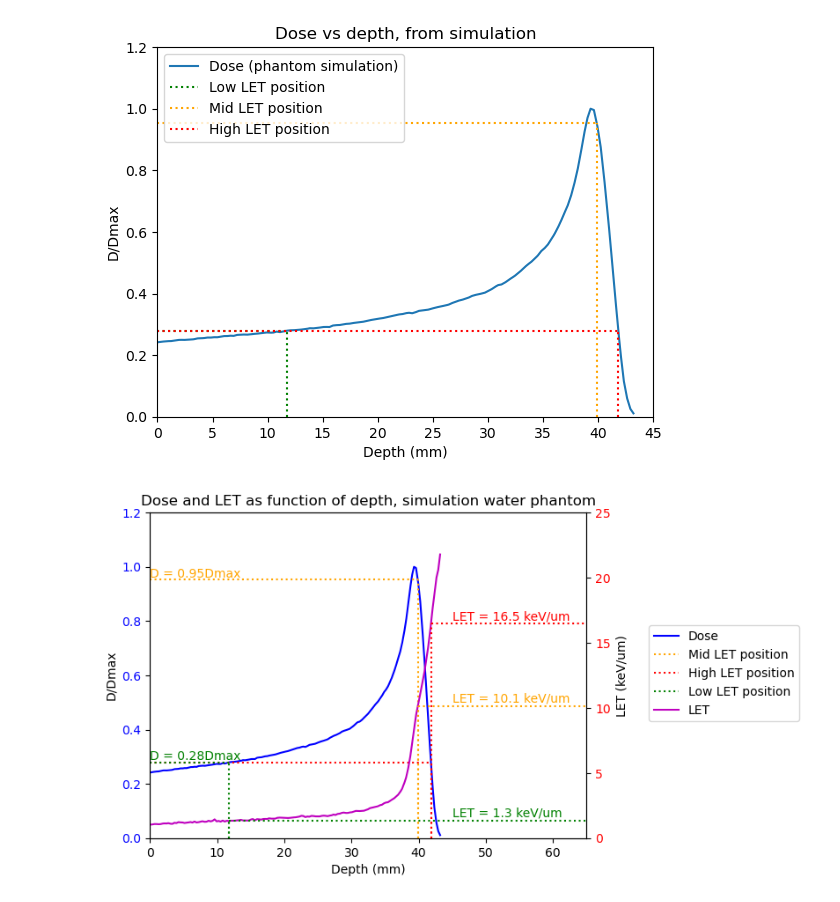
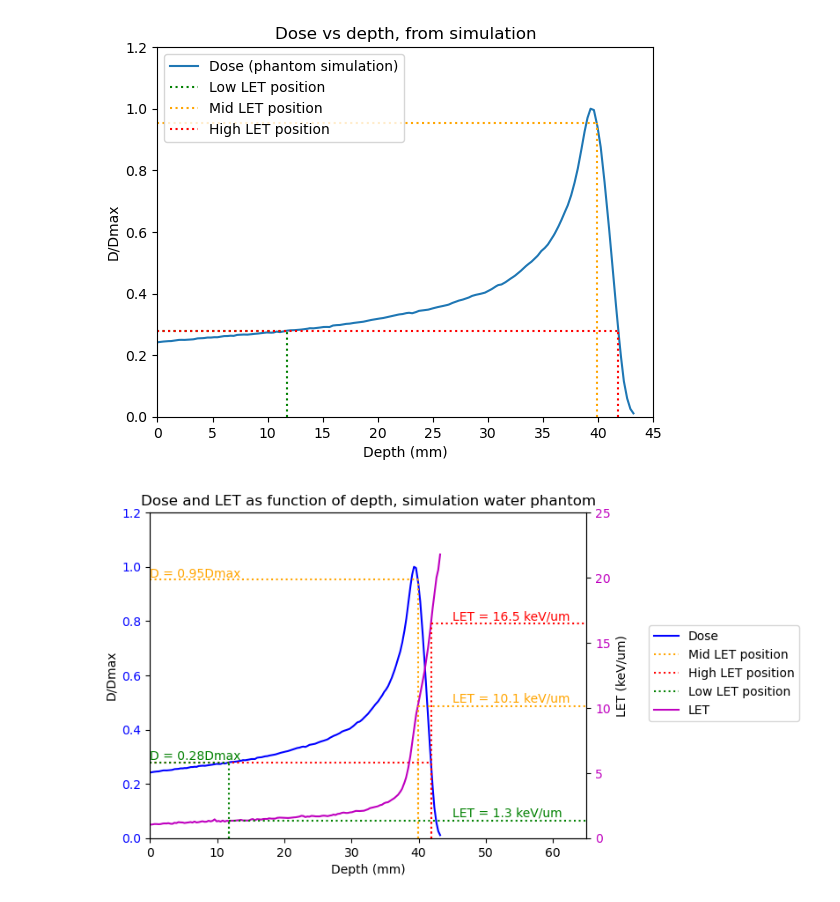
Before and after one commit to BrittHaanen15/Thesis_project, a Jupyter notebook: Python codes/Finding mid LET.ipynb, the cells around one changed output. Saved outputs shown, nothing was run; the diff lists cells and outputs as text; code cells hidden in the pictures.

```diff
--- a/Python codes/Finding mid LET.ipynb
+++ b/Python codes/Finding mid LET.ipynb
@@ -350,33 +350,33 @@ plt.vlines(high_LET_position['Depth'], 0, high_LET_position['Dose'], colors='red
 #low position
 plt.hlines(low_LET_position['Dose'], 0, low_LET_position['Depth'], colors='green', linestyles='dotted', label='Low LET position')
 plt.vlines(low_LET_position['Depth'], 0, low_LET_position['Dose'], colors='green', linestyles='dotted')
 plt.text(0, low_LET_position['Dose'] + 0.01, f'D = {round(low_LET_position['Dose'],2)}Dmax', fontsize=10, color='green')
 
 
 #plot let
 ax2 = ax1.twinx()
 ax2.plot(LET_interp['Depth'], LET_interp['LET'], label='LET', color='m')
 ax2.set_ylabel('LET (keV/um)')
-ax2.tick_params(axis='y', labelcolor='r')
+ax2.tick_params(axis='y', labelcolor='m')
 ax2.set_ylim([0, 25])
 
 #low position
 plt.hlines(low_LET_position['LET'], low_LET_position['Depth'], 65, colors='green', linestyles='dotted')
 plt.vlines(low_LET_position['Depth'], 0, low_LET_position['LET'], colors='green', linestyles='dotted')
 plt.text(45, low_LET_position['LET'] + 0.3, f'LET = {round(low_LET_position['LET'],1)} keV/um', fontsize=10, color='green')
 
 #mid position
 plt.hlines(mid_LET_position['LET'], mid_LET_position['Depth'], 65, colors='orange', linestyles='dotted')
 plt.vlines(mid_LET_position['Depth'], 0, mid_LET_position['LET'], colors='orange', linestyles='dotted')
 plt.text(45, mid_LET_position['LET'] + 0.3, f'LET = {round(mid_LET_position['LET'],1)} keV/um', fontsize=10, color='orange')
 
 #high position
 plt.hlines(high_LET_position['LET'], high_LET_position['Depth'], 65, colors='red', linestyles='dotted')
 plt.vlines(high_LET_position['Depth'], 0, high_LET_position['LET'], colors='red', linestyles='dotted')
 plt.text(45, high_LET_position['LET'] + 0.3, f'LET = {round(high_LET_position['LET'],1)} keV/um', fontsize=10, color='red')
 
 plt.title('Dose and LET as function of depth, simulation water phantom')
 fig.legend(loc='center left', bbox_to_anchor=(1, 0.5))
-plt.savefig(r"C:\Users\bhaan\Downloads\Dose and LET in 3 positions 300 dpi.png", dpi=300)
+plt.savefig(r"C:\Users\bhaan\Downloads\Dose and LET in 3 positions 300 dpi.png", dpi=300, bbox_inches='tight')
 # %% [output]
-[figure, old version]
+[figure, new version]
```
Also changed, not shown: 2 other files.
